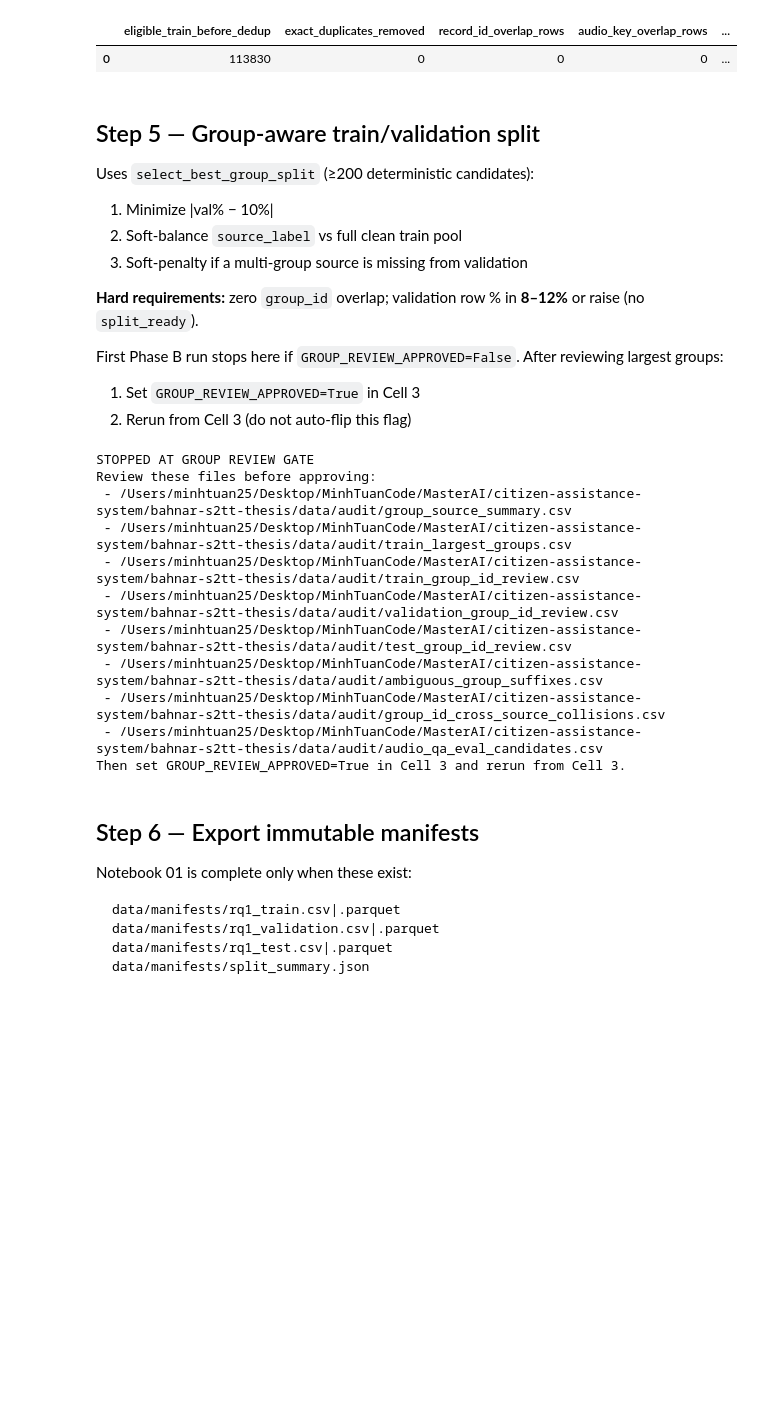
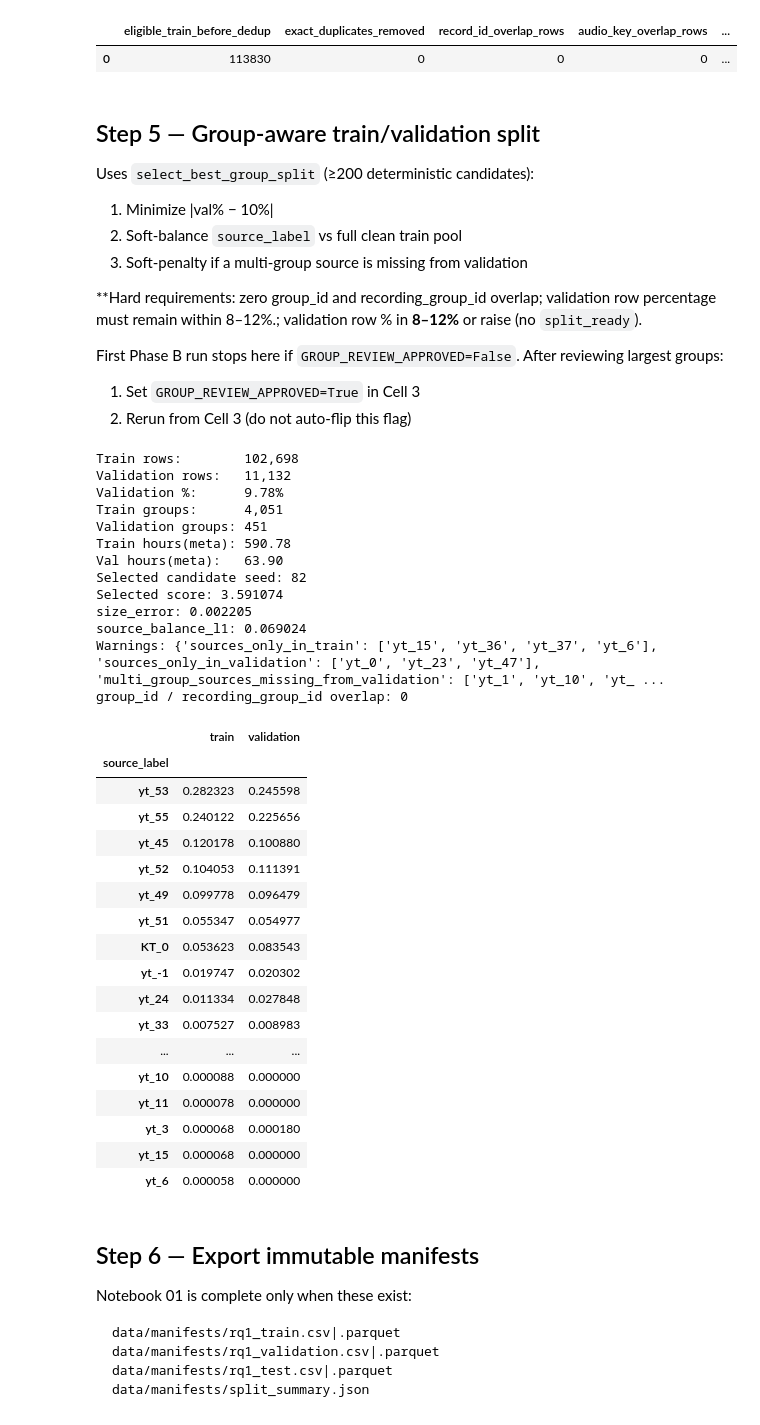
Before and after one commit to MinhTuanDev25/citizen-assistance-system, a Jupyter notebook: bahnar-s2tt-thesis/notebooks/01_data_audit_and_split.ipynb, the cells around one changed output. Saved outputs shown, nothing was run; the diff lists cells and outputs as text; code cells hidden in the pictures; blank space fills up the shorter version.

```diff
--- a/bahnar-s2tt-thesis/notebooks/01_data_audit_and_split.ipynb
+++ b/bahnar-s2tt-thesis/notebooks/01_data_audit_and_split.ipynb
@@ -1251,7 +1264,7 @@ Uses `select_best_group_split` (≥200 deterministic candidates):
 2. Soft-balance `source_label` vs full clean train pool
 3. Soft-penalty if a multi-group source is missing from validation
 
-**Hard requirements:** zero `group_id` overlap; validation row % in **8–12%** or raise (no `split_ready`).
+**Hard requirements: zero group_id and recording_group_id overlap; validation row percentage must remain within 8–12%.; validation row % in **8–12%** or raise (no `split_ready`).
 
 First Phase B run stops here if `GROUP_REVIEW_APPROVED=False`. After reviewing largest groups:
 
@@ -1296,9 +1309,23 @@ else:
     rq1_train["split"] = "train"
     rq1_validation["split"] = "validation"
 
-    group_overlap = set(rq1_train["group_id"]) & set(rq1_validation["group_id"])
+    group_overlap = set(rq1_train["group_id"].astype(str)) & set(rq1_validation["group_id"].astype(str))
     if group_overlap:
-        raise RuntimeError(f"Group leakage detected: {list(group_overlap)[:5]}")
+        raise RuntimeError(f"group_id leakage train/validation: {list(group_overlap)[:5]}")
+
+    rg_train = set(rq1_train["recording_group_id"].astype(str))
+    rg_val = set(rq1_validation["recording_group_id"].astype(str))
+    rg_test = set(eval_candidate["recording_group_id"].astype(str))
+    rg_tv = rg_train & rg_val
+    if rg_tv:
+        raise RuntimeError(f"recording_group_id leakage train/validation: {list(rg_tv)[:5]}")
+    rg_tt = rg_train & rg_test
+    if rg_tt:
+        raise RuntimeError(f"recording_group_id leakage train/test: {list(rg_tt)[:5]}")
+    rg_vt = rg_val & rg_test
+    if rg_vt:
+        raise RuntimeError(f"recording_group_id leakage validation/test: {list(rg_vt)[:5]}")
+
     if set(rq1_train["pair_key"]) & set(eval_candidate["pair_key"]):
         raise RuntimeError("train/test pair_key overlap")
     if set(rq1_validation["pair_key"]) & set(eval_candidate["pair_key"]):
@@ -1308,45 +1335,65 @@ else:
     if set(rq1_validation["record_id"].astype(str)) & set(eval_candidate["record_id"].astype(str)):
         raise RuntimeError("validation/test record_id overlap")
 
     val_pct = 100.0 * len(rq1_validation) / max(len(clean_train_pool), 1)
     if not (100 * VALIDATION_FRACTION_MIN <= val_pct <= 100 * VALIDATION_FRACTION_MAX):
         raise RuntimeError(
             f"Validation {val_pct:.2f}% outside 8–12% band — refusing split_ready"
         )
 
     split_ready = True
 
     train_src = rq1_train["source_label"].fillna("__NA__").value_counts(normalize=True).rename("train")
     val_src = rq1_validation["source_label"].fillna("__NA__").value_counts(normalize=True).rename("validation")
     src_dist = pd.concat([train_src, val_src], axis=1).fillna(0.0)
     src_dist.to_csv(DIRS["audit"] / "train_validation_source_label_distribution.csv")
 
     print(f"Train rows:        {len(rq1_train):,}")
     print(f"Validation rows:   {len(rq1_validation):,}")
     print(f"Validation %:      {val_pct:.2f}%")
     print(f"Train groups:      {rq1_train['group_id'].nunique():,}")
     print(f"Validation groups: {rq1_validation['group_id'].nunique():,}")
     print(f"Train hours(meta): {rq1_train['duration_seconds'].fillna(0).sum()/3600:.2f}")
     print(f"Val hours(meta):   {rq1_validation['duration_seconds'].fillna(0).sum()/3600:.2f}")
     print(f"Selected candidate seed: {split_selection['candidate_seed']}")
     print(f"Selected score: {split_selection['score']:.6f}")
     print(f"size_error: {split_selection['size_error']:.6f}")
     print(f"source_balance_l1: {split_selection['source_balance_l1']:.6f}")
     print("Warnings:", split_selection.get("warnings"))
-    print("Group overlap: 0")
+    print("group_id / recording_group_id overlap: 0")
     display(src_dist.head(30))
 # %% [output]
-STOPPED AT GROUP REVIEW GATE
-Review these files before approving:
- - /Users/minhtuan25/Desktop/MinhTuanCode/MasterAI/citizen-assistance-system/bahnar-s2tt-thesis/data/audit/group_source_summary.csv
- - /Users/minhtuan25/Desktop/MinhTuanCode/MasterAI/citizen-assistance-system/bahnar-s2tt-thesis/data/audit/train_largest_groups.csv
- - /Users/minhtuan25/Desktop/MinhTuanCode/MasterAI/citizen-assistance-system/bahnar-s2tt-thesis/data/audit/train_group_id_review.csv
- - /Users/minhtuan25/Desktop/MinhTuanCode/MasterAI/citizen-assistance-system/bahnar-s2tt-thesis/data/audit/validation_group_id_review.csv
- - /Users/minhtuan25/Desktop/MinhTuanCode/MasterAI/citizen-assistance-system/bahnar-s2tt-thesis/data/audit/test_group_id_review.csv
- - /Users/minhtuan25/Desktop/MinhTuanCode/MasterAI/citizen-assistance-system/bahnar-s2tt-thesis/data/audit/ambiguous_group_suffixes.csv
- - /Users/minhtuan25/Desktop/MinhTuanCode/MasterAI/citizen-assistance-system/bahnar-s2tt-thesis/data/audit/group_id_cross_source_collisions.csv
- - /Users/minhtuan25/Desktop/MinhTuanCode/MasterAI/citizen-assistance-system/bahnar-s2tt-thesis/data/audit/audio_qa_eval_candidates.csv
-Then set GROUP_REVIEW_APPROVED=True in Cell 3 and rerun from Cell 3.
+Train rows:        102,698
+Validation rows:   11,132
+Validation %:      9.78%
+Train groups:      4,051
+Validation groups: 451
+Train hours(meta): 590.78
+Val hours(meta):   63.90
+Selected candidate seed: 82
+Selected score: 3.591074
+size_error: 0.002205
+source_balance_l1: 0.069024
+Warnings: {'sources_only_in_train': ['yt_15', 'yt_36', 'yt_37', 'yt_6'], 'sources_only_in_validation': ['yt_0', 'yt_23', 'yt_47'], 'multi_group_sources_missing_from_validation': ['yt_1', 'yt_10', 'yt_ ...
+group_id / recording_group_id overlap: 0
+|  | train | validation |
+| source_label |  |  |
+| yt_53 | 0.282323 | 0.245598 |
+| yt_55 | 0.240122 | 0.225656 |
+| yt_45 | 0.120178 | 0.100880 |
+| yt_52 | 0.104053 | 0.111391 |
+| yt_49 | 0.099778 | 0.096479 |
+| yt_51 | 0.055347 | 0.054977 |
+| KT_0 | 0.053623 | 0.083543 |
+| yt_-1 | 0.019747 | 0.020302 |
+| yt_24 | 0.011334 | 0.027848 |
+| yt_33 | 0.007527 | 0.008983 |
+| ... | ... | ... |
+| yt_10 | 0.000088 | 0.000000 |
+| yt_11 | 0.000078 | 0.000000 |
+| yt_3 | 0.000068 | 0.000180 |
+| yt_15 | 0.000068 | 0.000000 |
+| yt_6 | 0.000058 | 0.000000 |
 # %% [markdown]
 ## Step 6 — Export immutable manifests
 
```
Also changed, not shown: parts of 7 cells of this notebook, 2 other files.
